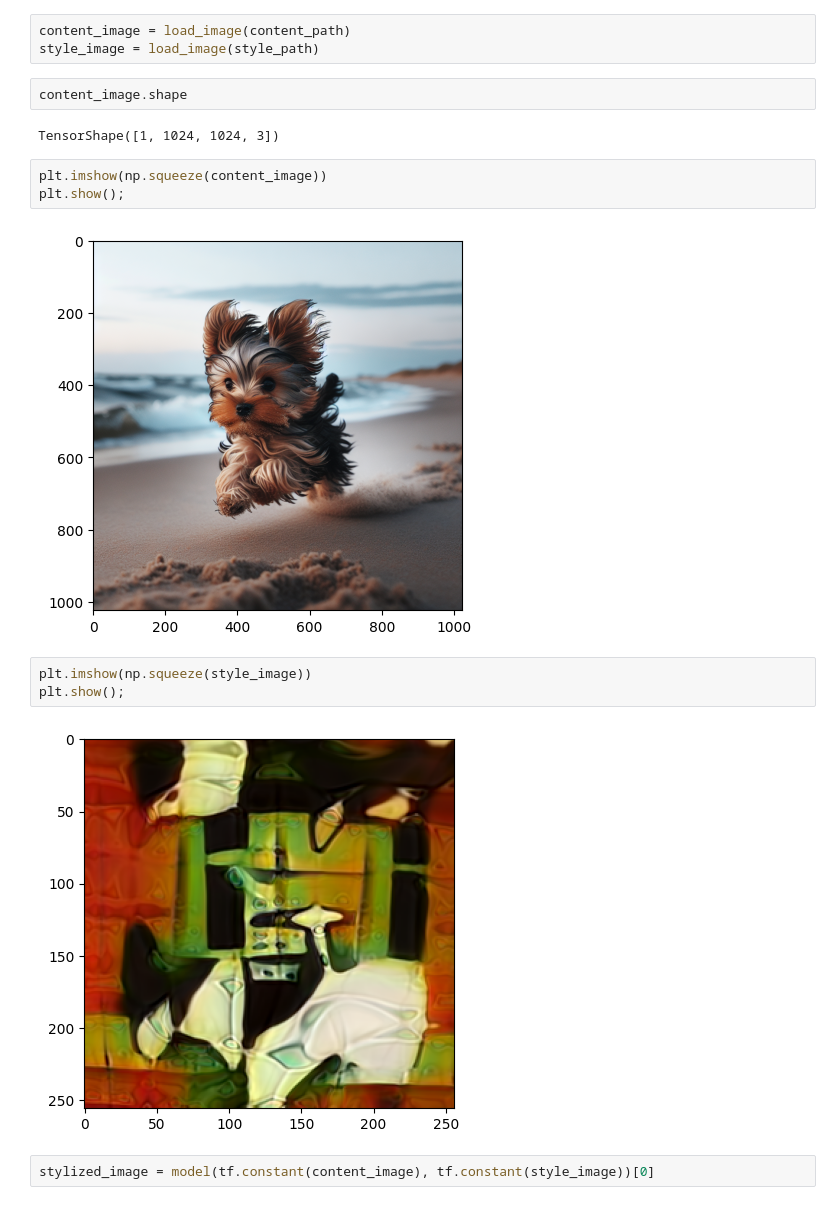
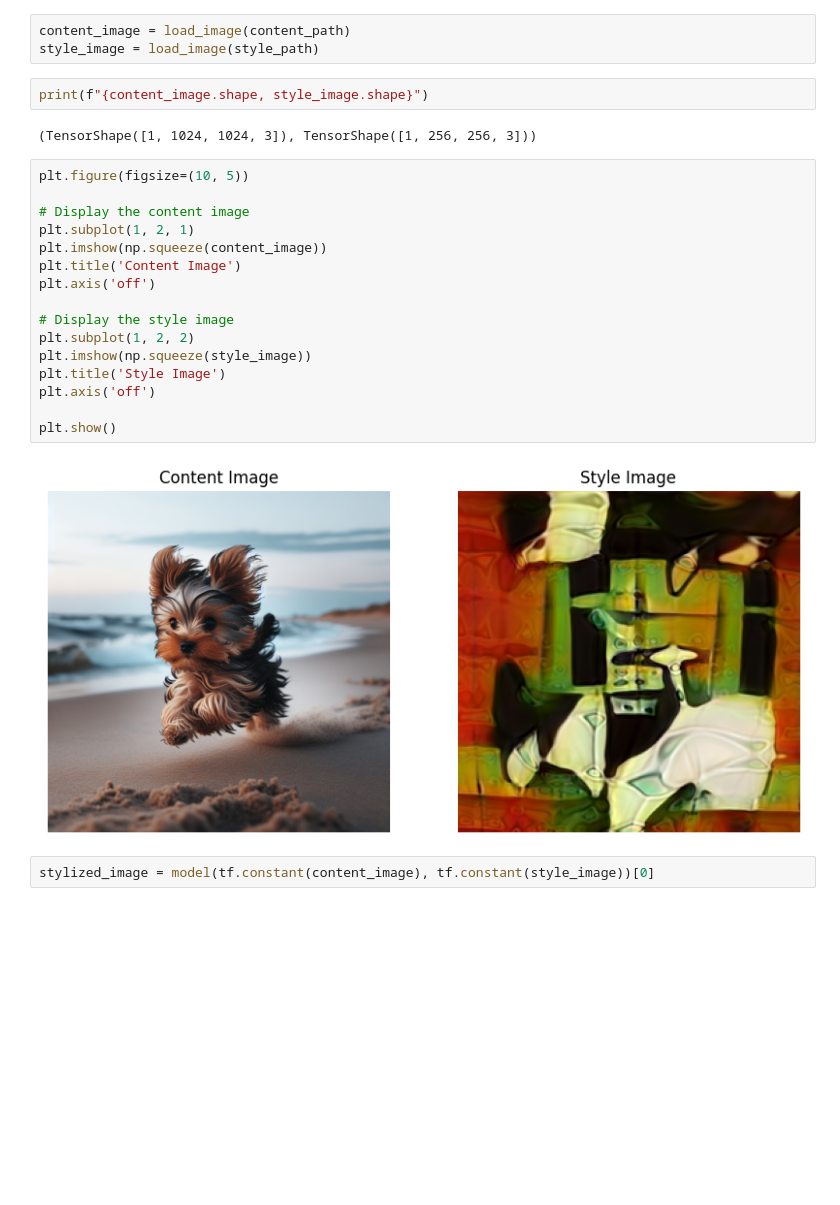
Before and after one commit to emrehangorgec/GANsNFTs, a Jupyter notebook: Generative_Art_NFTs.ipynb, the cells around one changed output. Drawn from its saved outputs; the diff is of its cells as text; blank space fills up the shorter version.

```diff
--- a/Generative_Art_NFTs.ipynb
+++ b/Generative_Art_NFTs.ipynb
@@ -204,20 +204,28 @@ def load_image(img_path):
 # %%
 content_image = load_image(content_path)
 style_image = load_image(style_path)
-# %%
-content_image.shape
-# %% [output]
-TensorShape([1, 1024, 1024, 3])
-# %%
-plt.imshow(np.squeeze(content_image))
-plt.show();
-# %% [output]
-[figure, removed]
-# %%
-plt.imshow(np.squeeze(style_image))
-plt.show();
-# %% [output]
-[figure, removed]
+# %%
+print(f"{content_image.shape, style_image.shape}")
+# %% [output]
+(TensorShape([1, 1024, 1024, 3]), TensorShape([1, 256, 256, 3]))
+# %%
+plt.figure(figsize=(10, 5))
+
+# Display the content image
+plt.subplot(1, 2, 1)
+plt.imshow(np.squeeze(content_image))
+plt.title('Content Image')
+plt.axis('off')
+
+# Display the style image
+plt.subplot(1, 2, 2)
+plt.imshow(np.squeeze(style_image))
+plt.title('Style Image')
+plt.axis('off')
+
+plt.show()
+# %% [output]
+[figure, added]
 # %%
 stylized_image = model(tf.constant(content_image), tf.constant(style_image))[0]
 # %%
```
Also changed, not shown: parts of 5 cells of this notebook.
